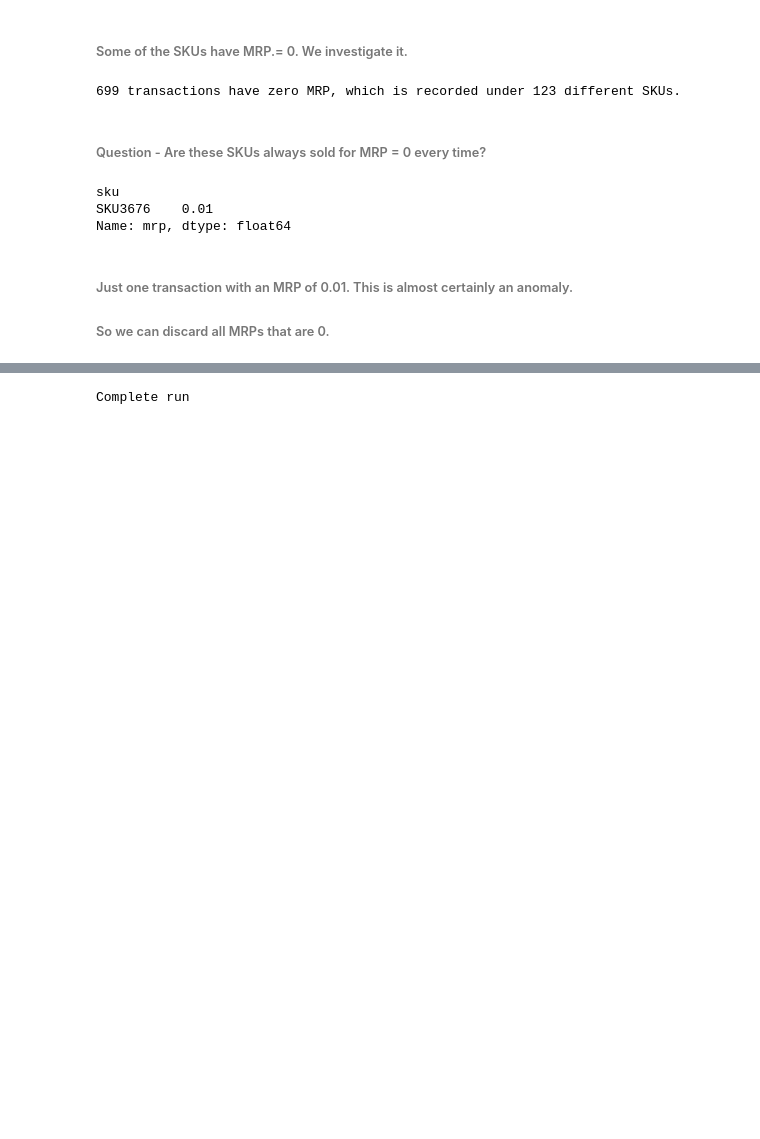
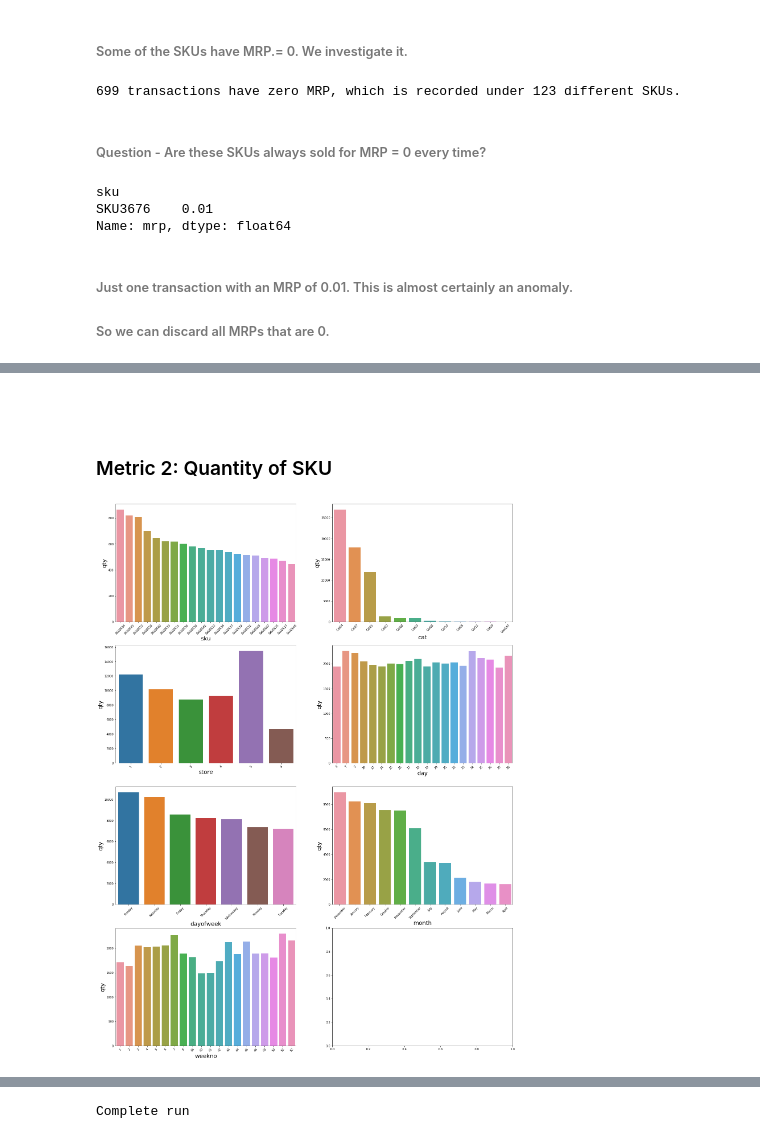
Before and after one commit to stiero/fuzzy-carnival, a Jupyter notebook: task.ipynb, the cells around one changed output, grey strips where cells are left out. Cells and saved outputs as stored; diff of their text form; code cells hidden in the pictures; blank space fills up the shorter version.

```diff
--- a/task.ipynb
+++ b/task.ipynb
@@ -314,0 +342,4 @@ dtype: int64
+# %% [markdown]
+#
+# %% [markdown]
+### Metric 2:  Quantity of SKU
@@ -314,0 +348,18 @@ dtype: int64
+# %%
+fig, axs = plt.subplots(4, 2, figsize = (25,45))
+
+qty_per_sku, qty_per_sku_plot = barplot(df, 'sku', 'qty', axs[0,0])
+
+qty_per_cat, qty_per_cat_plot = barplot(df, 'cat', 'qty', axs[0,1])
+
+qty_per_store, qty_per_store_plot = barplot(df, 'store', 'qty', axs[1,0])
+
+qty_per_day, qty_per_day_plot = barplot(df, 'day', 'qty', axs[1,1])
+
+qty_per_dayofweek, qty_per_dayofweek_plot = barplot(df, 'dayofweek', 'qty', axs[2,0])
+
+qty_per_month, qty_per_month_plot = barplot(df, 'month', 'qty', axs[2,1])
+
+qty_per_weekno, qty_per_weekno_plot = barplot(df, 'weekno', 'qty', axs[3,0])
+# %% [output]
+[figure, added]
```
Also changed, not shown: parts of 32 cells of this notebook, 2 other files.
